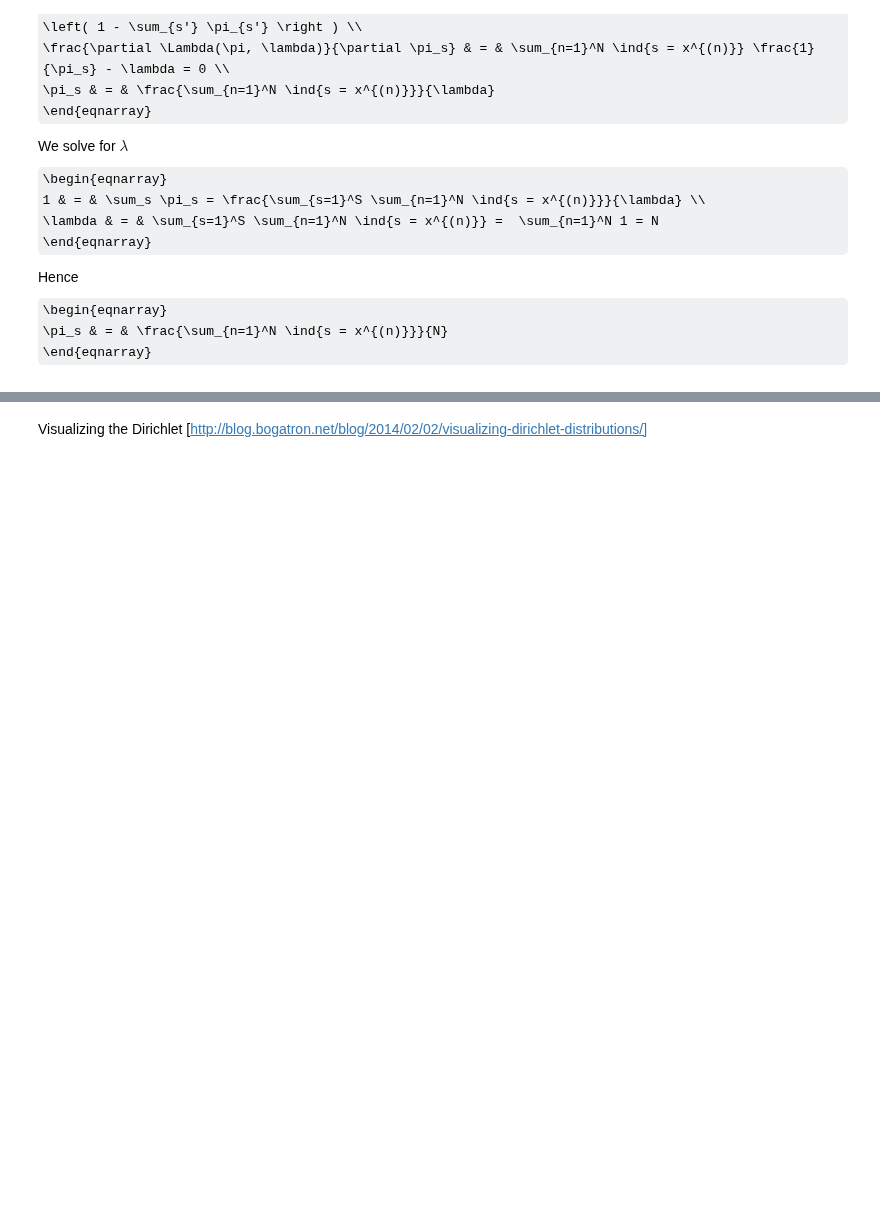
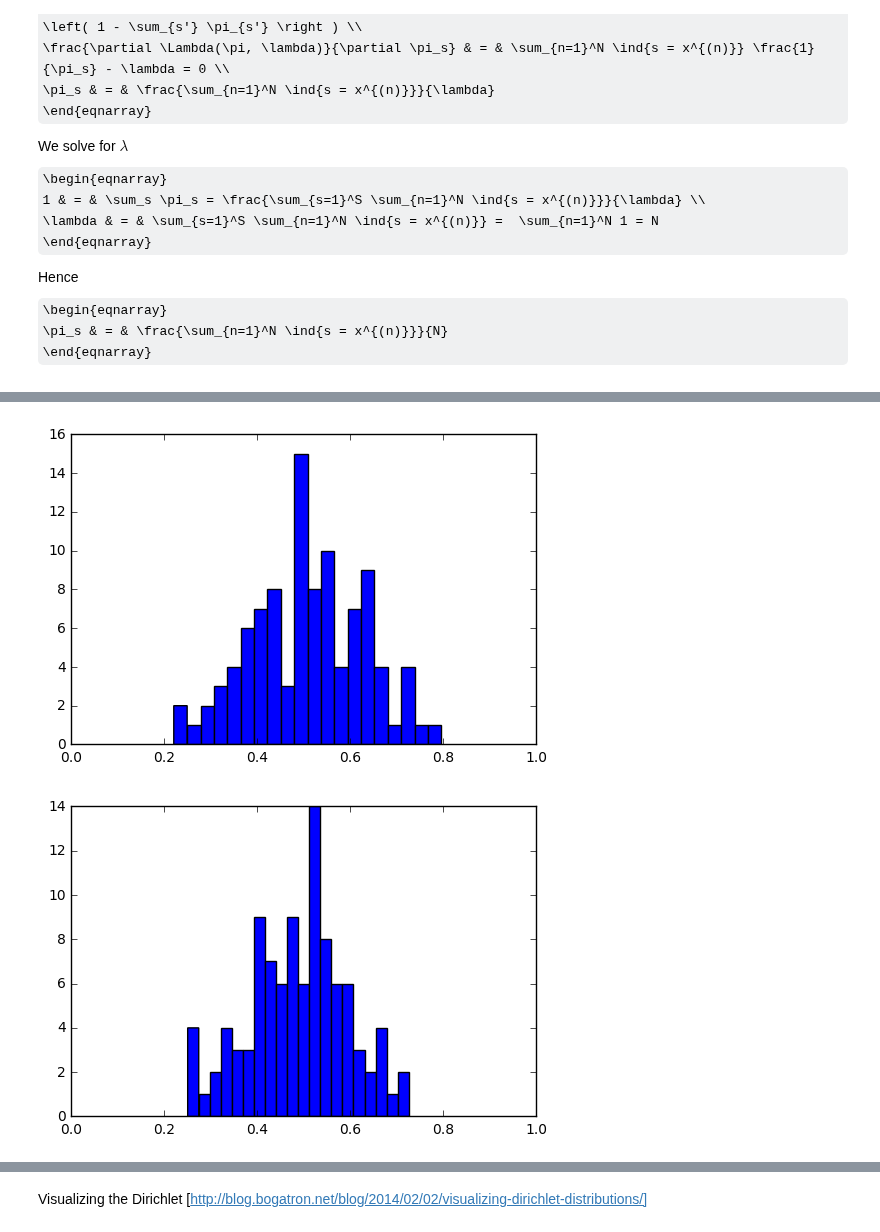
Before and after one commit to atcemgil/notes, a Jupyter notebook: ModelingExamples.ipynb, the cells around one changed output, grey strips where cells are left out. Cells and saved outputs as stored; diff of their text form; code cells hidden in the pictures; some formulas as TeX source; blank space fills up the shorter version.

```diff
--- a/ModelingExamples.ipynb
+++ b/ModelingExamples.ipynb
@@ -509,0 +852,32 @@ Hence
+# %%
+S_1 = 2
+S_2 = 10
+M = S_1*S_2
+
+a = np.ones(M)
+
+N = 100
+P = np.random.dirichlet(a, size=N)
+A = np.zeros((N,S_1))
+B = np.zeros((N*S_1,S_2))
+
+for n in range(N):
+    temp = P[n,:].reshape((S_1,S_2))
+    A[n,:] = np.sum(temp, axis=1)
+    for i in range(S_1):
+        B[(n*S_1+i),:] = temp[i,:]/A[n,i]
+
+import pylab as plt
+
+plt.hist(A[:,0],bins=20)
+plt.gca().set_xlim([0,1])
+#plt.plot(B[:,0],B[:,1],'.')
+plt.show()
+
+P2 = np.random.dirichlet(S_2*np.ones(S_1), size=N)
+plt.hist(P2[:,0],bins=20)
+plt.gca().set_xlim([0,1])
+plt.show()
+# %% [output]
+[figure, added]
+[figure, added]
```
Also changed, not shown: parts of 12 cells of this notebook, 7 other files.
